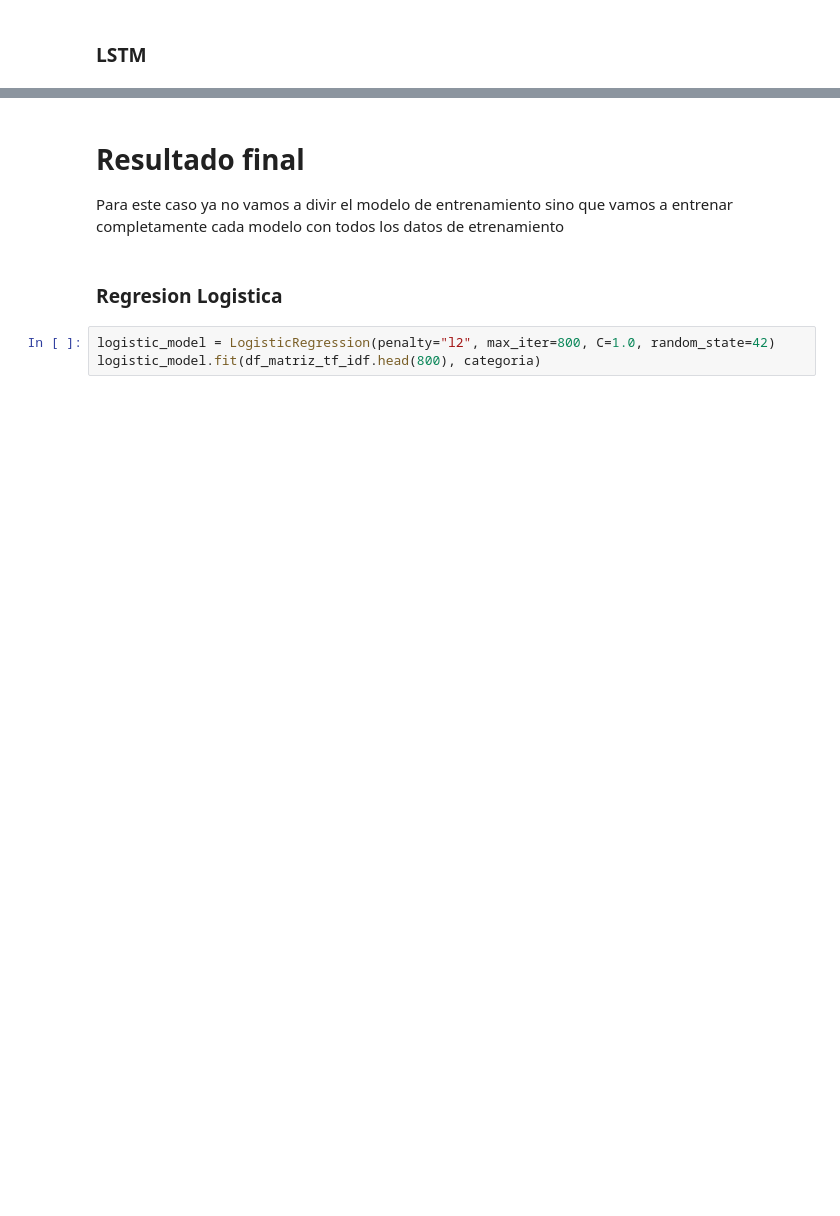
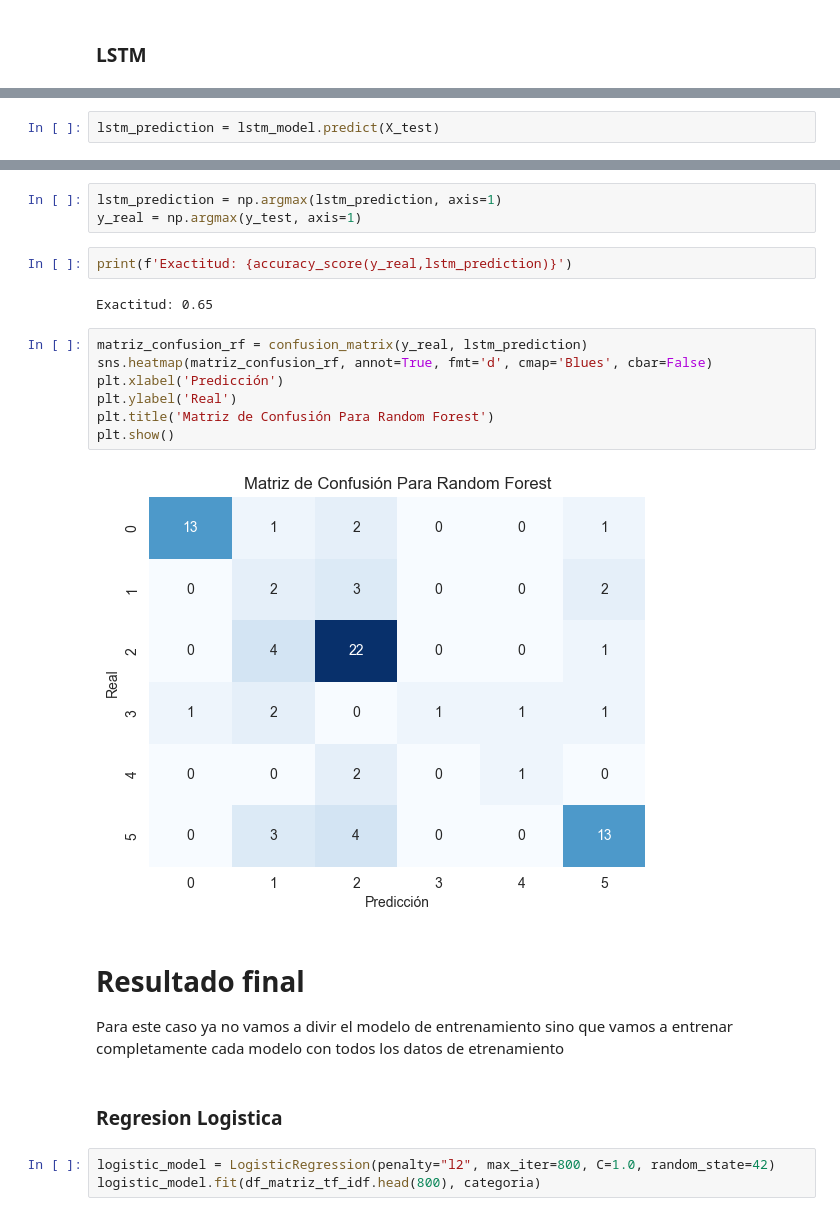
Before and after one commit to devBorisG/Estadistica-III, a Jupyter notebook: Tarea 4/Categorias.ipynb, the cells around one changed output, grey strips where cells are left out. Drawn from its saved outputs; the diff is of its cells as text; blank space fills up the shorter version.

```diff
--- a/Tarea 4/Categorias.ipynb
+++ b/Tarea 4/Categorias.ipynb
@@ -488,0 +407,2 @@ ValueError: in user code:
+# %%
+lstm_prediction = lstm_model.predict(X_test)
@@ -489,3 +411,19 @@ ValueError: in user code:
+# %%
+lstm_prediction = np.argmax(lstm_prediction, axis=1)
+y_real = np.argmax(y_test, axis=1)
+# %%
+print(f'Exactitud: {accuracy_score(y_real,lstm_prediction)}')
+# %% [output]
+Exactitud: 0.65
+# %%
+matriz_confusion_rf = confusion_matrix(y_real, lstm_prediction)
+sns.heatmap(matriz_confusion_rf, annot=True, fmt='d', cmap='Blues', cbar=False)
+plt.xlabel('Predicción')
+plt.ylabel('Real')
+plt.title('Matriz de Confusión Para Random Forest')
+plt.show()
+# %% [output]
+[figure, added]
 # %% [markdown]
 # Resultado final
 Para este caso ya no vamos a divir el modelo de entrenamiento sino que vamos a entrenar completamente cada modelo con todos los datos de etrenamiento
```
Also changed, not shown: parts of 39 cells of this notebook, 3 other files.
